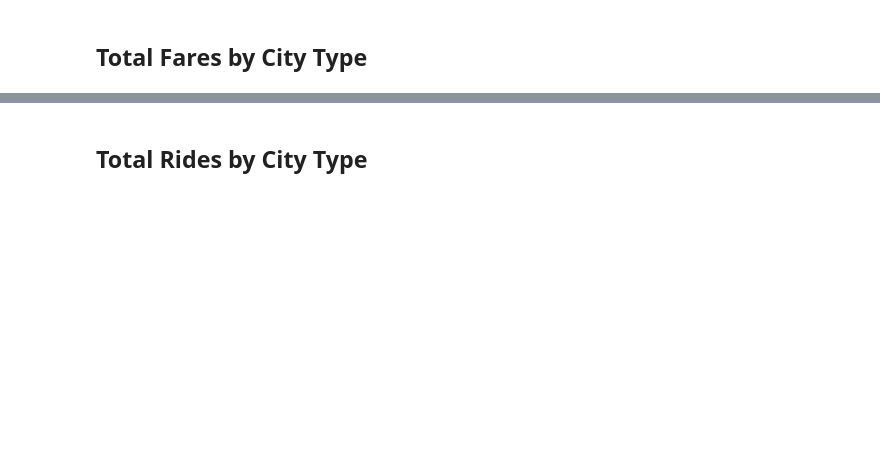
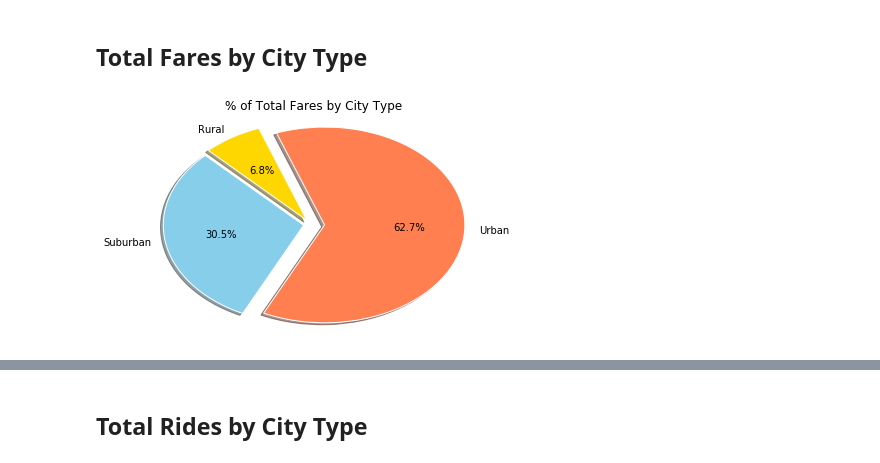
Before and after one commit to dipikakumar/allhomeworks, a Jupyter notebook: Homework/Instructions/Pyber/pyber_starter.ipynb, the cells around one changed output, grey strips where cells are left out. Saved outputs shown, nothing was run; the diff lists cells and outputs as text; code cells hidden in the pictures; blank space fills up the shorter version.

```diff
--- a/Homework/Instructions/Pyber/pyber_starter.ipynb
+++ b/Homework/Instructions/Pyber/pyber_starter.ipynb
@@ -97,3 +89,21 @@ plt.show()
+# %%
+# Calculate Type Percents
+total_fares_df = pd.DataFrame({'Total Fare': round(combined_df.groupby('type')['fare'].sum()/combined_df['fare'].sum()*100,1)})
+total_fares_df= total_fares_df.reset_index(level=0)
+total_fares_df
+
+# Build Pie Chart
+colors = ['Gold', 'Skyblue', 'Coral']
+explode = (0.05,.05,.1)
+plt.pie(total_fares_df['Total Fare'], explode=explode, labels=total_fares_df['type'], colors=colors,
+        autopct="%1.1f%%", shadow=True, startangle=110, wedgeprops={'edgecolor':'white'})
+plt.axis('tight')
+plt.title('% of Total Fares by City Type')
+
+# # # Save Figure
+plt.savefig("../Images/PyPieFares.png")
+# %% [output]
+[figure, added]
 # %%
 # Show Figure
 plt.show()
```
Also changed, not shown: parts of 12 cells of this notebook, 13 other files.
